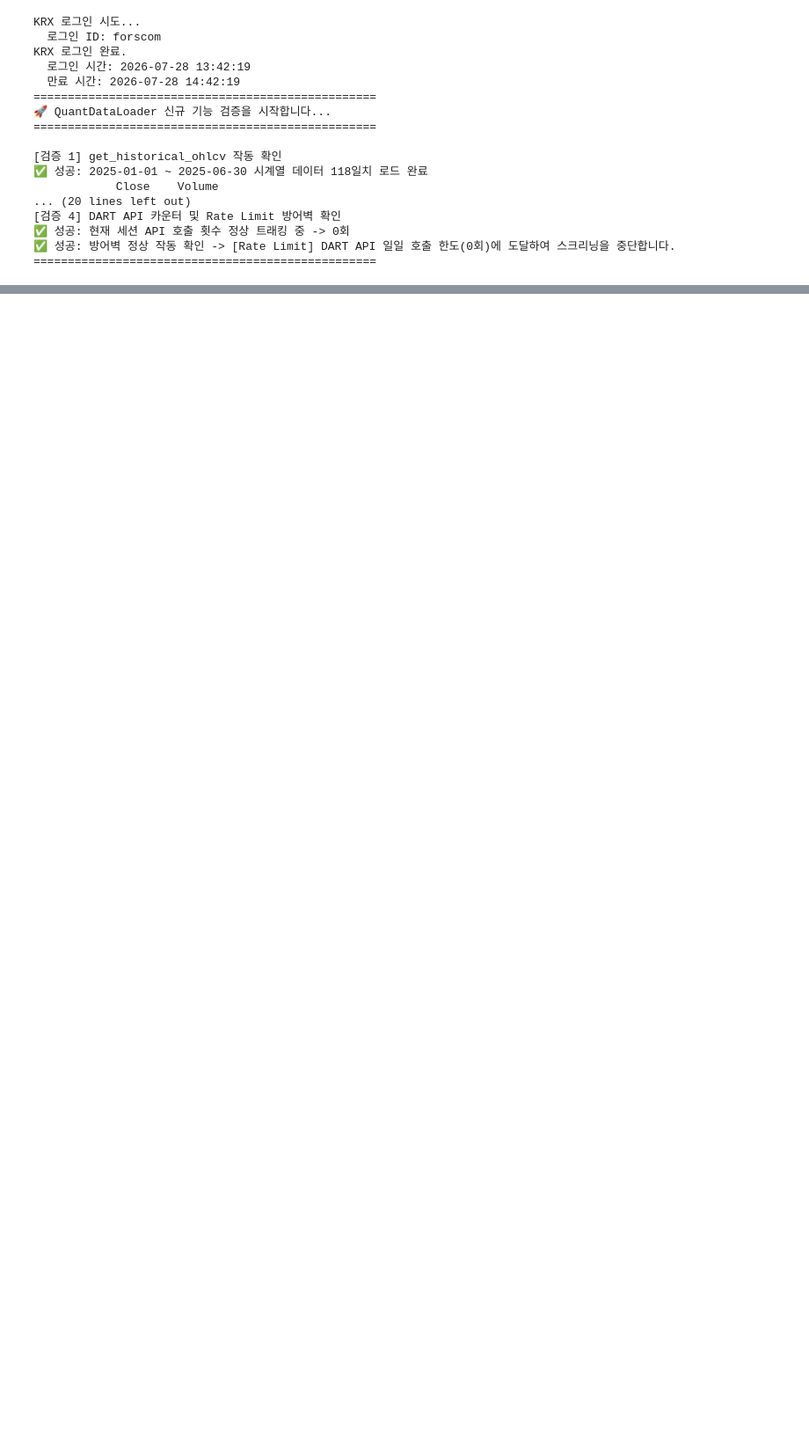
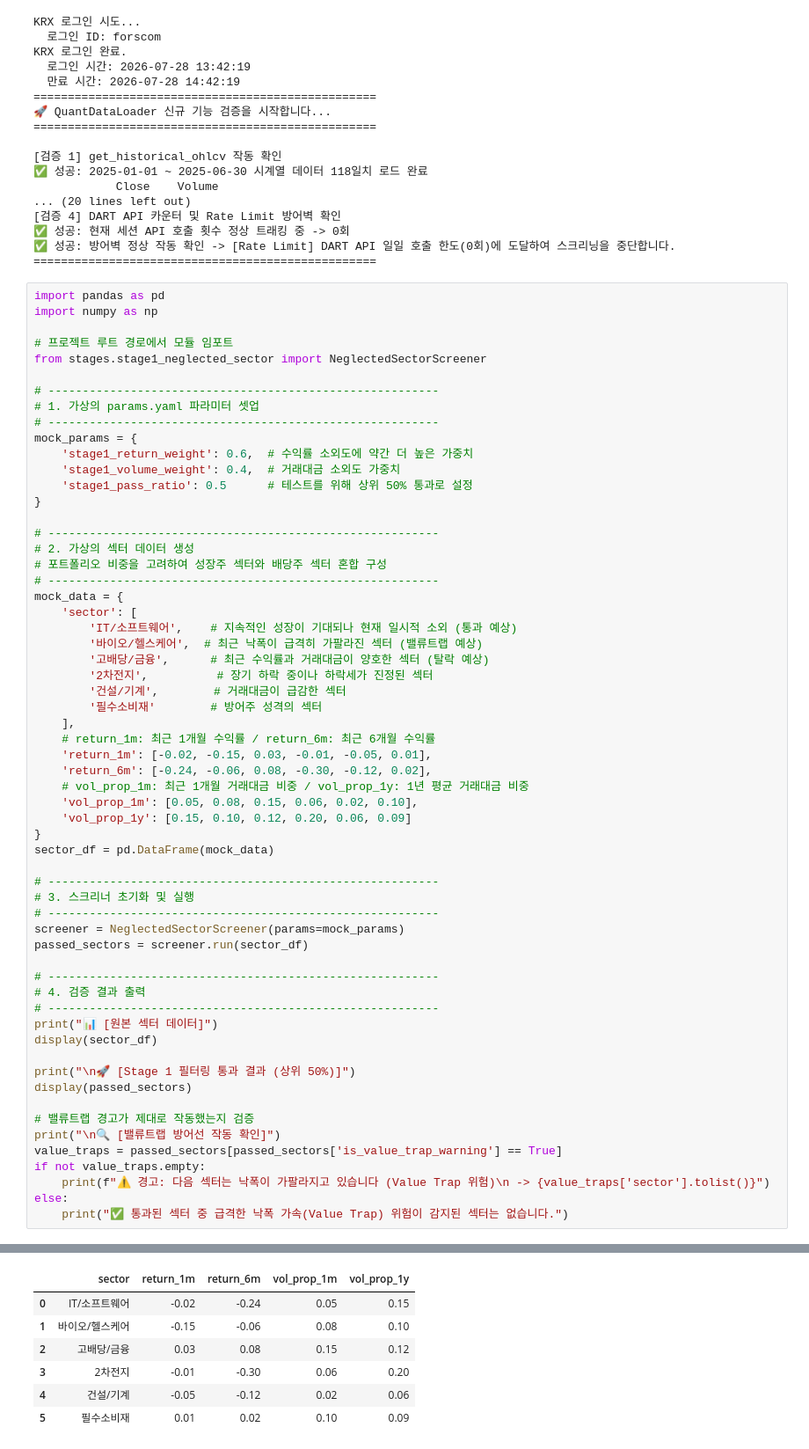
Before and after one commit to forscom25/quant-workbench, a Jupyter notebook: stock_screener/test_strategy.ipynb, the cells around one changed output, grey strips where cells are left out. Shown at 88% size. Cells and saved outputs as stored; diff of their text form; blank space fills up the shorter version.

Commit message:
stage1_neglected_sector.py skeleton

```diff
--- a/stock_screener/test_strategy.ipynb
+++ b/stock_screener/test_strategy.ipynb
@@ -275,3 +275,64 @@ KRX 로그인 완료.
 ✅ 성공: 현재 세션 API 호출 횟수 정상 트래킹 중 -> 0회
 ✅ 성공: 방어벽 정상 작동 확인 -> [Rate Limit] DART API 일일 호출 한도(0회)에 도달하여 스크리닝을 중단합니다.
 ==================================================
+# %%
+import pandas as pd
+import numpy as np
+
+# 프로젝트 루트 경로에서 모듈 임포트
+from stages.stage1_neglected_sector import NeglectedSectorScreener
+
+# ---------------------------------------------------------
+# 1. 가상의 params.yaml 파라미터 셋업
+# ---------------------------------------------------------
+mock_params = {
+    'stage1_return_weight': 0.6,  # 수익률 소외도에 약간 더 높은 가중치
+    'stage1_volume_weight': 0.4,  # 거래대금 소외도 가중치
+    'stage1_pass_ratio': 0.5      # 테스트를 위해 상위 50% 통과로 설정
+}
+
+# ---------------------------------------------------------
+# 2. 가상의 섹터 데이터 생성
+# 포트폴리오 비중을 고려하여 성장주 섹터와 배당주 섹터 혼합 구성
+# ---------------------------------------------------------
+mock_data = {
+    'sector': [
+        'IT/소프트웨어',    # 지속적인 성장이 기대되나 현재 일시적 소외 (통과 예상)
+        '바이오/헬스케어',  # 최근 낙폭이 급격히 가팔라진 섹터 (밸류트랩 예상)
+        '고배당/금융',      # 최근 수익률과 거래대금이 양호한 섹터 (탈락 예상)
+        '2차전지',          # 장기 하락 중이나 하락세가 진정된 섹터
+        '건설/기계',        # 거래대금이 급감한 섹터
+        '필수소비재'        # 방어주 성격의 섹터
+    ],
+    # return_1m: 최근 1개월 수익률 / return_6m: 최근 6개월 수익률
+    'return_1m': [-0.02, -0.15, 0.03, -0.01, -0.05, 0.01],
+    'return_6m': [-0.24, -0.06, 0.08, -0.30, -0.12, 0.02],
+    # vol_prop_1m: 최근 1개월 거래대금 비중 / vol_prop_1y: 1년 평균 거래대금 비중
+    'vol_prop_1m': [0.05, 0.08, 0.15, 0.06, 0.02, 0.10],
+    'vol_prop_1y': [0.15, 0.10, 0.12, 0.20, 0.06, 0.09]
+}
+sector_df = pd.DataFrame(mock_data)
+
+# ---------------------------------------------------------
+# 3. 스크리너 초기화 및 실행
+# ---------------------------------------------------------
+screener = NeglectedSectorScreener(params=mock_params)
+passed_sectors = screener.run(sector_df)
+
+# ---------------------------------------------------------
+# 4. 검증 결과 출력
+# ---------------------------------------------------------
+print("📊 [원본 섹터 데이터]")
+display(sector_df)
+
+print("\n🚀 [Stage 1 필터링 통과 결과 (상위 50%)]")
+display(passed_sectors)
+
+# 밸류트랩 경고가 제대로 작동했는지 검증
+print("\n🔍 [밸류트랩 방어선 작동 확인]")
+value_traps = passed_sectors[passed_sectors['is_value_trap_warning'] == True]
+if not value_traps.empty:
+    print(f"⚠️ 경고: 다음 섹터는 낙폭이 가팔라지고 있습니다 (Value Trap 위험)\n -> {value_traps['sector'].tolist()}")
+else:
+    print("✅ 통과된 섹터 중 급격한 낙폭 가속(Value Trap) 위험이 감지된 섹터는 없습니다.")
+# %% [output]
@@ -277,0 +340,7 @@ KRX 로그인 완료.
+|  | sector | return_1m | return_6m | vol_prop_1m | vol_prop_1y |
+| 0 | IT/소프트웨어 | -0.02 | -0.24 | 0.05 | 0.15 |
+| 1 | 바이오/헬스케어 | -0.15 | -0.06 | 0.08 | 0.10 |
+| 2 | 고배당/금융 | 0.03 | 0.08 | 0.15 | 0.12 |
+| 3 | 2차전지 | -0.01 | -0.30 | 0.06 | 0.20 |
+| 4 | 건설/기계 | -0.05 | -0.12 | 0.02 | 0.06 |
+| 5 | 필수소비재 | 0.01 | 0.02 | 0.10 | 0.09 |
```
Also changed, not shown: parts of 2 cells of this notebook, 4 other files.
